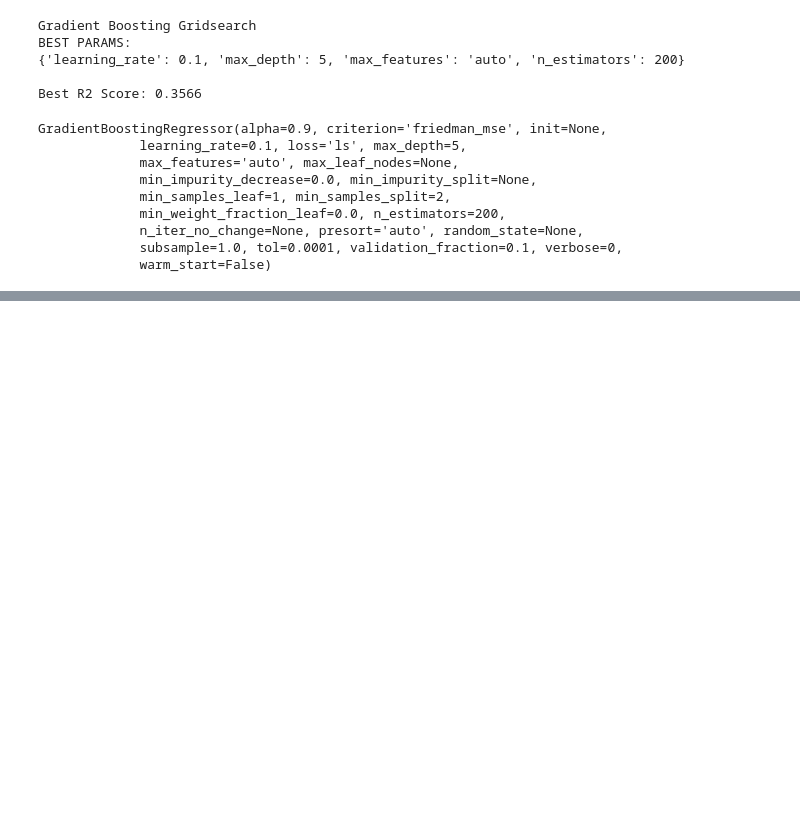
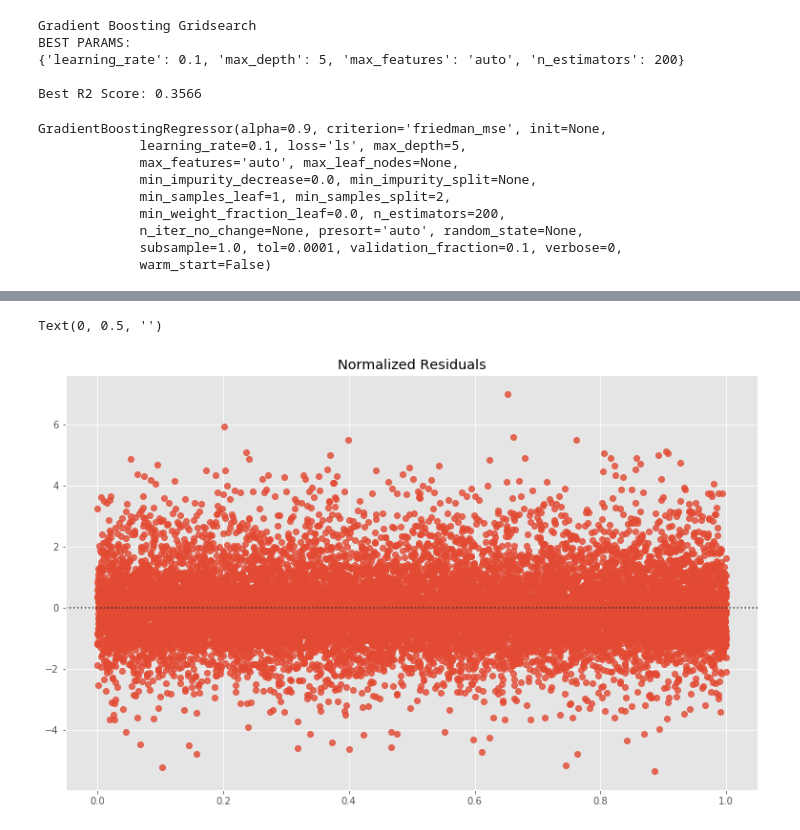
Before and after one commit to Atksmith88/board-game-statistics, a Jupyter notebook: modeling.ipynb, the cells around one changed output, grey strips where cells are left out. Saved outputs shown, nothing was run; the diff lists cells and outputs as text; code cells hidden in the pictures; blank space fills up the shorter version.

Commit message:
Added further model testing, potential final model, and model plots.

```diff
--- a/modeling.ipynb
+++ b/modeling.ipynb
@@ -188,0 +291,5 @@ GradientBoostingRegressor(alpha=0.9, criterion='friedman_mse', init=None,
+# %%
+final_gradient = GradientBoostingRegressor(n_estimators=200, learning_rate=0.1,
+                                           max_depth=2, max_features='auto')
+create_model(final_gradient, X_train_scaled, y_train, X_test_scaled, y_test,
+             score=['RMSE', 'R2'])
@@ -188,0 +310,11 @@ GradientBoostingRegressor(alpha=0.9, criterion='friedman_mse', init=None,
+# %%
+y_pred = final_gradient.predict(X_test_scaled)
+# %%
+residuals = y_pred - y_test
+plt.figure(figsize=(13, 8))
+sns.residplot(np.linspace(0, 1, len(residuals)), residuals)
+plt.title('Normalized Residuals')
+plt.ylabel('')
+# %% [output]
+Text(0, 0.5, '')
+[figure, added]
```
Also changed, not shown: parts of 6 cells of this notebook, 1 other file.
